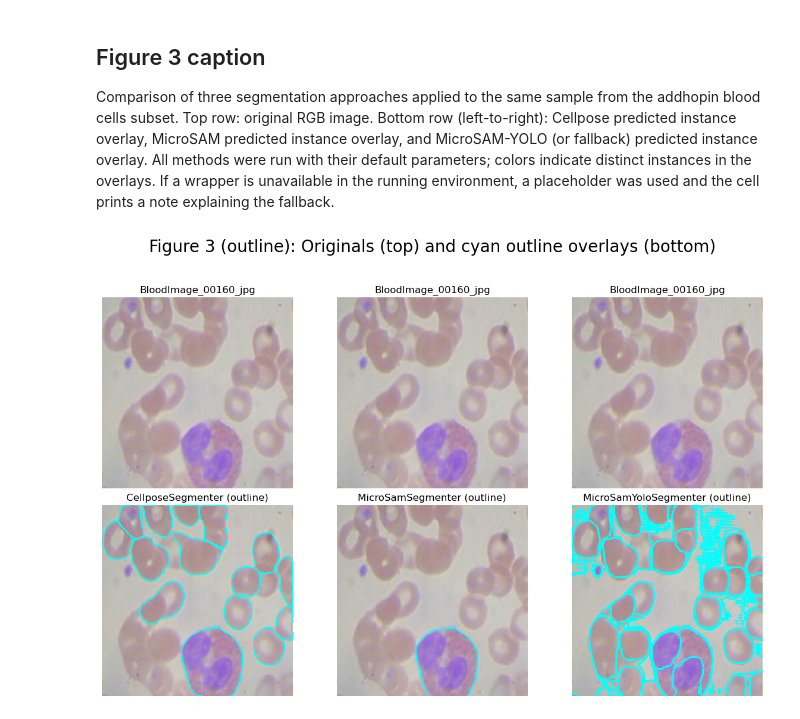
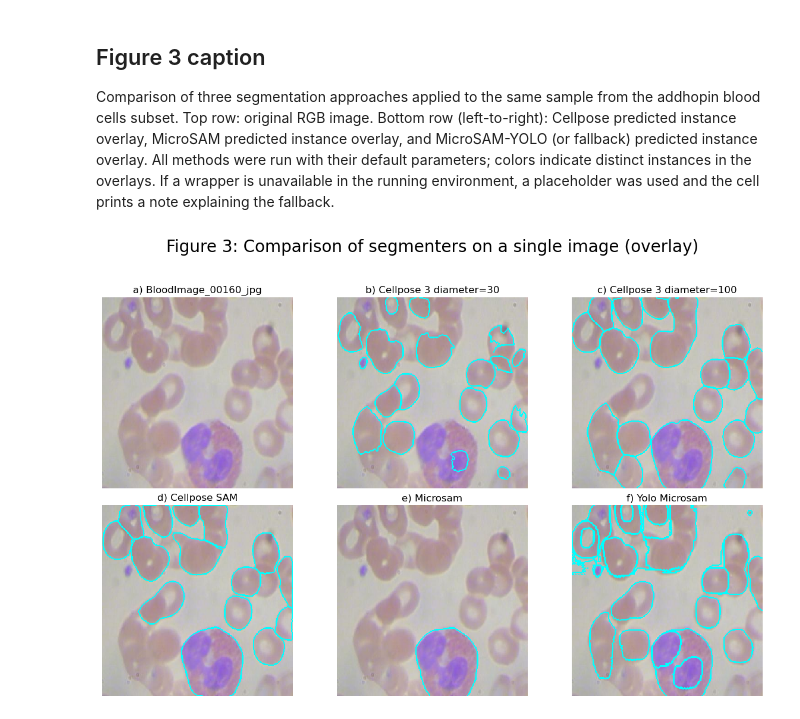
Before and after one commit to bnorthan/reproducible-dl-seg-article, a Jupyter notebook: figures/figure3.ipynb, the cells around one changed output. Cells and saved outputs as stored; diff of their text form; code cells hidden in the pictures.

```diff
--- a/figures/figure3.ipynb
+++ b/figures/figure3.ipynb
@@ -100,41 +147,36 @@ plt.show()
 # %% [markdown]
 ## Figure 3 caption
 Comparison of three segmentation approaches applied to the same sample from the addhopin blood cells subset. Top row: original RGB image. Bottom row (left-to-right): Cellpose predicted instance overlay, MicroSAM predicted instance overlay, and MicroSAM-YOLO (or fallback) predicted instance overlay. All methods were run with their default parameters; colors indicate distinct instances in the overlays. If a wrapper is unavailable in the running environment, a placeholder was used and the cell prints a note explaining the fallback.
-# %%
-# Create outline overlays (cyan) and display originals + outlines
-from skimage.segmentation import find_boundaries
-from scipy import ndimage as ndi
-
-# Ensure images are RGB
-def ensure_three_channels_local(img):
-    if img.ndim == 2:
-        img = np.expand_dims(img, axis=2)
-        img = np.repeat(img, 3, axis=2)
-    return img
-
-outline_overlays = []
-for mask, im in zip(masks, [img]*len(masks)):
-    im_rgb = ensure_three_channels_local(im)
-    boundaries = find_boundaries(mask, mode='inner')
-    boundaries = ndi.binary_dilation(boundaries, iterations=1)
-    overlay = im_rgb.copy()
-    # cyan outline (R,G,B)
-    overlay[boundaries] = (0, 255, 255)
-    outline_overlays.append(overlay)
-
-# Plot originals and outlines
-n = len(outline_overlays)
-fig, axes = plt.subplots(2, n, figsize=(4*n, 8))
-for i in range(n):
-    axes[0, i].imshow(img)
-    axes[0, i].set_title(short_name(image_path))
-    axes[0, i].axis('off')
-    axes[1, i].imshow(outline_overlays[i])
-    axes[1, i].set_title(segmenter_names[i] + ' (outline)')
-    axes[1, i].axis('off')
-
-plt.suptitle('Figure 3 (outline): Originals (top) and cyan outline overlays (bottom)', fontsize=20, y=0.98)
-plt.tight_layout(rect=[0, 0, 1, 0.95])
-plt.show()
-# %% [output]
-[figure, removed]
+# %%
+from tnia.plotting.plt_helper import mask_outline_overlay
+fig, axes = plt.subplots(2, 3, figsize=(4*3, 8))
+
+axes[0, 0].imshow(img)
+axes[0, 0].set_title(f'a) {short_name(image_path)}')
+axes[0, 0].axis('off')
+
+axes[0, 1].imshow(mask_outline_overlay(img, seg_cp3))
+axes[0, 1].set_title(f'b) {short_name("Cellpose 3 diameter=30")}')
+axes[0, 1].axis('off')
+
+axes[0, 2].imshow(mask_outline_overlay(img, seg_cp3_d100))
+axes[0, 2].set_title(f'c) {short_name("Cellpose 3 diameter=100")}')
+axes[0, 2].axis('off')
+
+axes[1, 0].imshow(mask_outline_overlay(img, seg_cp))
+axes[1, 0].set_title(f'd) {short_name("Cellpose SAM")}')
+axes[1, 0].axis('off')
+
+axes[1, 1].imshow(mask_outline_overlay(img, seg_ms))
+axes[1, 1].set_title(f'e) {short_name("Microsam")}')
+axes[1, 1].axis('off')
+
+axes[1, 2].imshow(mask_outline_overlay(img, seg_my))
+axes[1, 2].set_title(f'f) {short_name("Yolo Microsam")}')
+axes[1, 2].axis('off')
+
+plt.suptitle('Figure 3: Comparison of segmenters on a single image (overlay)', fontsize=20, y=0.98)
+plt.tight_layout(rect=[0, 0, 1, 0.95])
+plt.show()
+# %% [output]
+[figure, added]
```
Also changed, not shown: parts of 6 cells of this notebook, 1 other file.
